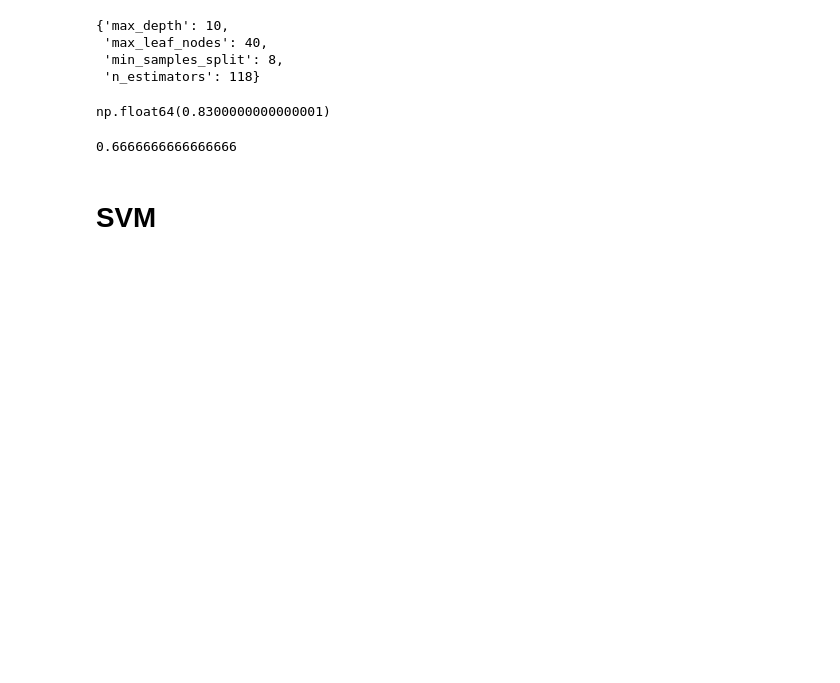
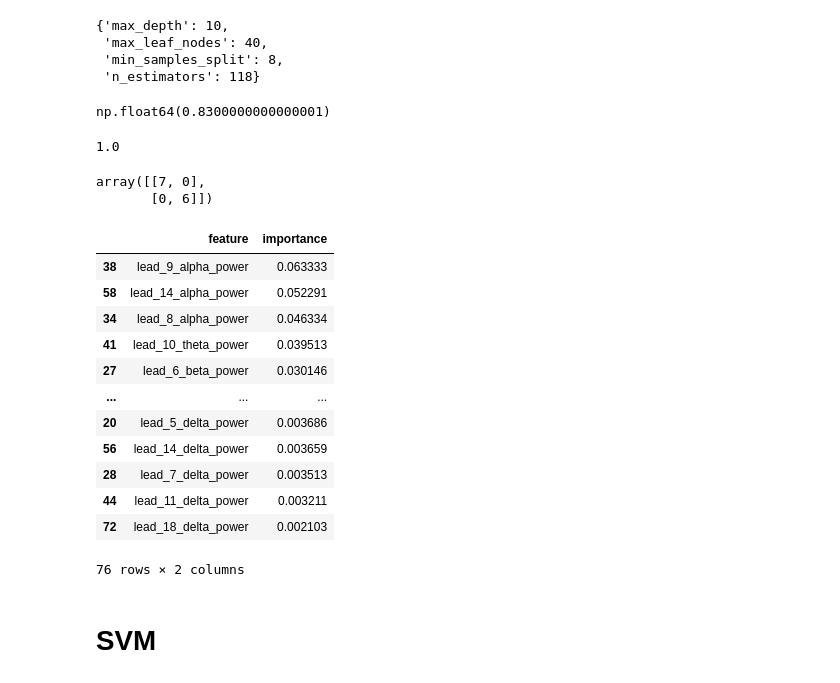
Before and after one commit to nicholas-ackley/CS4485, a Jupyter notebook: sample.ipynb, the cells around one changed output. Saved outputs shown, nothing was run; the diff lists cells and outputs as text; code cells hidden in the pictures; blank space fills up the shorter version.

Commit message:
fixed random state

```diff
--- a/sample.ipynb
+++ b/sample.ipynb
@@ -140,21 +140,33 @@ X_train, X_test, y_train, y_test = train_test_split(
 # %%
 rf = RandomForestClassifier()
 
+# rf_params = {
+#     'n_estimators': randint(1, 1000),
+#     'max_depth': [None, 10, 20, 30, 40, 50],
+#     'max_leaf_nodes': [None, 10, 20, 30, 40, 50],
+#     'min_samples_split': randint(2, 10)
+# }
+
 rf_params = {
-    'n_estimators': randint(1, 1000),
-    'max_depth': [None, 10, 20, 30, 40, 50],
-    'max_leaf_nodes': [None, 10, 20, 30, 40, 50],
-    'min_samples_split': randint(2, 10)
+    'n_estimators': 519,
+    'max_depth': 10,
+    'max_leaf_nodes': 10,
+    'min_samples_split': 8,
+    'random_state': 2
 }
 
-rf_search = RandomizedSearchCV(
-    rf,
-    rf_params,
-    n_iter=500,
-    scoring='recall',
-    n_jobs=-1
-)
+# rf_search = RandomizedSearchCV(
+#     rf,
+#     rf_params,
+#     n_iter=500,
+#     scoring='recall',
+#     n_jobs=-1
+# )
 
-rf_search.fit(X_train, y_train)
-rf_search.cv_results_
+# rf_search.fit(X_train, y_train)
+# rf_search.cv_results_
+
+rf.set_params(**rf_params)
+rf.fit(X_train, y_train)
+cross_val_score(rf, X_train, y_train, scoring='recall', cv=5)
 # %% [output]
@@ -187,10 +183,35 @@ rf_search.best_score_
 # %% [output]
 np.float64(0.8300000000000001)
 # %%
-rf_y_pred = rf_search.predict(X_test)
+# rf_y_pred = rf_search.predict(X_test)
+rf_y_pred = rf.predict(X_test)
 recall_score(y_test, rf_y_pred)
 # %% [output]
-0.6666666666666666
+1.0
+# %%
+confusion_matrix(y_test, rf_y_pred)
+# %% [output]
+array([[7, 0],
+       [0, 6]])
+# %%
+pd.DataFrame({
+    'feature': X_train.columns,
+    'importance': rf.feature_importances_
+}).sort_values(by='importance', ascending=False)
+# %% [output]
+|  | feature | importance |
+| 38 | lead_9_alpha_power | 0.063333 |
+| 58 | lead_14_alpha_power | 0.052291 |
+| 34 | lead_8_alpha_power | 0.046334 |
+| 41 | lead_10_theta_power | 0.039513 |
+| 27 | lead_6_beta_power | 0.030146 |
+| ... | ... | ... |
+| 20 | lead_5_delta_power | 0.003686 |
+| 56 | lead_14_delta_power | 0.003659 |
+| 28 | lead_7_delta_power | 0.003513 |
+| 44 | lead_11_delta_power | 0.003211 |
+| 72 | lead_18_delta_power | 0.002103 |
+76 rows × 2 columns
 # %% [markdown]
 # SVM
 # %%
```
Also changed, not shown: parts of 12 cells of this notebook.
